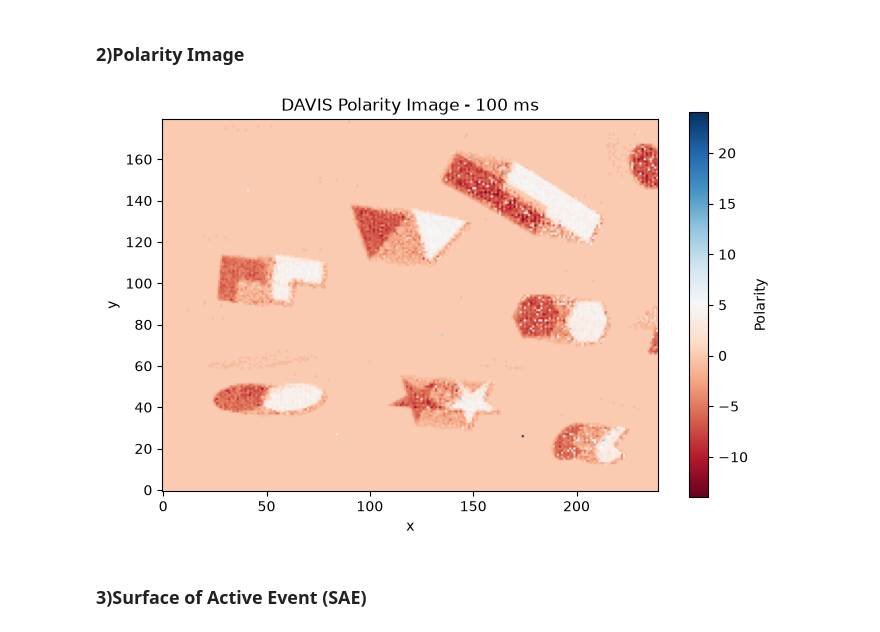
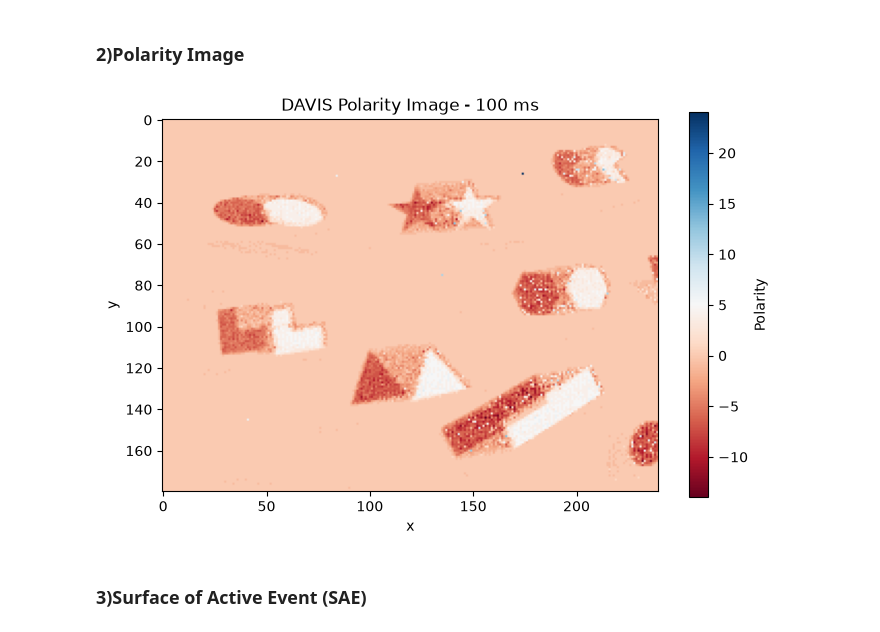
Before and after one commit to mvbc-22/SNN_VIO, a Jupyter notebook: notebooks/01_tonic_davis_test.ipynb, the cells around one changed output. Drawn from its saved outputs; the diff is of its cells as text; code cells hidden in the pictures.

```diff
--- a/notebooks/01_tonic_davis_test.ipynb
+++ b/notebooks/01_tonic_davis_test.ipynb
@@ -241,15 +245,15 @@ for xi, yi, pi in zip(x_w, y_w, p_w):
 # %%
 import matplotlib.pyplot as plt
 
 plt.figure(figsize=(8, 5))
-plt.imshow(polarity_frame, cmap="RdBu", origin="lower"  )
+plt.imshow(polarity_frame, cmap="RdBu", origin="upper")
 plt.xlabel("x")
 plt.ylabel("y")
 plt.title("DAVIS Polarity Image - 100 ms")
 plt.colorbar(label="Polarity")
 plt.show()
 # %% [output]
-[figure, old version]
+[figure, new version]
 # %% [markdown]
 ### 3)Surface of Active Event (SAE)
 # %%
```
Also changed, not shown: parts of 23 cells of this notebook.
